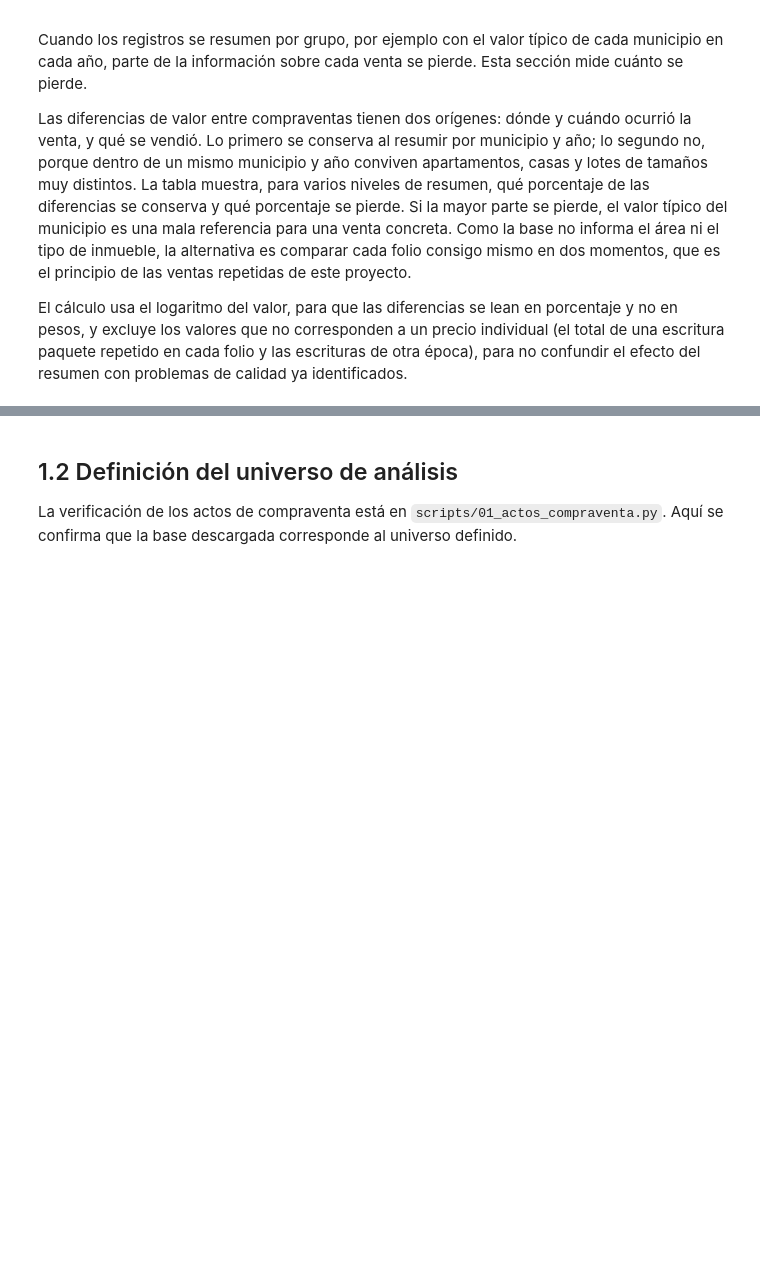
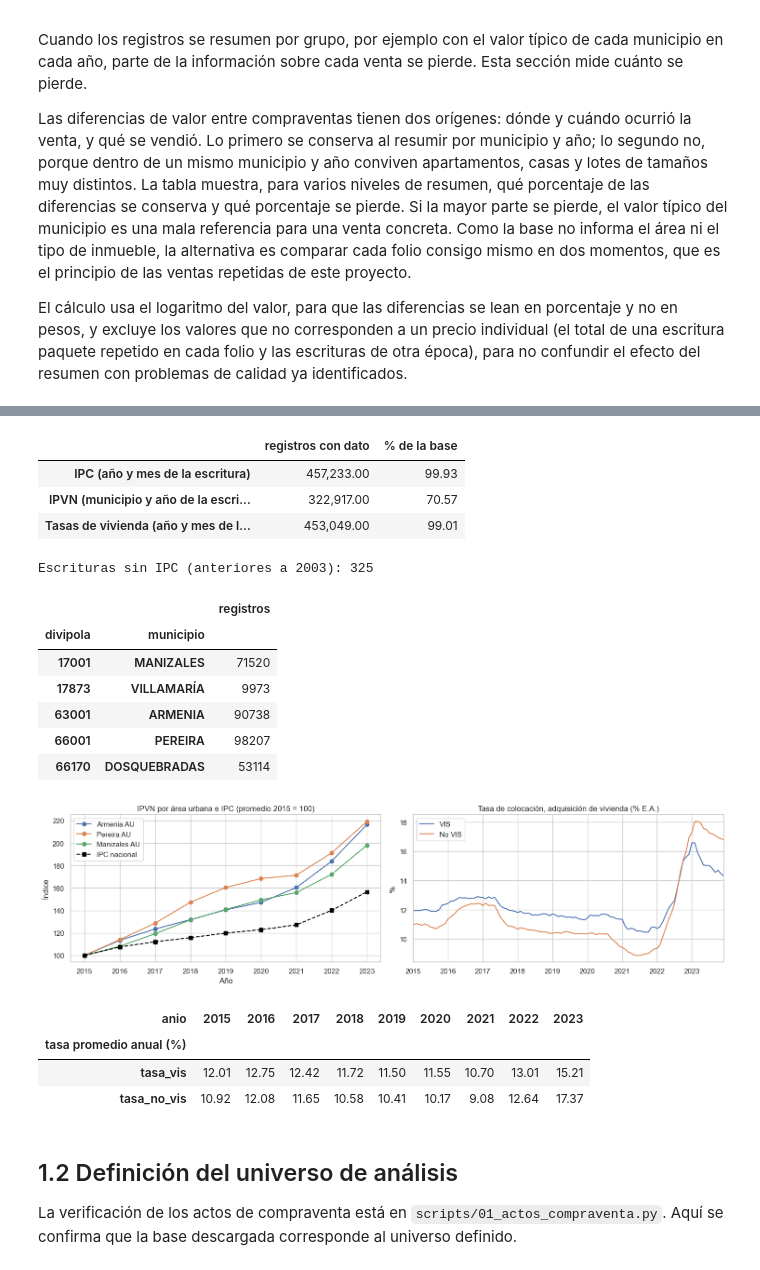
Before and after one commit to felipedbthecreator/Proyecto-GPA-MIAD, a Jupyter notebook: notebooks/parte1_calidad_datos.ipynb, the cells around one changed output, grey strips where cells are left out. Cells and saved outputs as stored; diff of their text form; code cells hidden in the pictures; blank space fills up the shorter version.

```diff
--- a/notebooks/parte1_calidad_datos.ipynb
+++ b/notebooks/parte1_calidad_datos.ipynb
@@ -116,34 +131,56 @@ d = d.merge(ipc[["anio", "mes", "ipc"]].rename(columns={"anio": "anio_escritura"
 ipvn_mun = ipvn_por_municipio_anio(ipvn).rename(columns={"anio": "anio_escritura"})
 d = d.merge(ipvn_mun, on=["divipola", "anio_escritura"], how="left")
 d = d.merge(tasas[["anio", "mes", "tasa_vis", "tasa_no_vis"]].rename(columns={"anio": "anio_escritura", "mes": "mes_escritura"}),
             on=["anio_escritura", "mes_escritura"], how="left")
 
 cruce = pd.DataFrame({
     "registros con dato": [int(d["ipc"].notna().sum()), int(d["ipvn_promedio"].notna().sum())],
     "% de la base": [d["ipc"].notna().mean() * 100, d["ipvn_promedio"].notna().mean() * 100],
 }, index=["IPC (año y mes de la escritura)", "IPVN (municipio y año de la escritura)"])
 cruce.loc["Tasas de vivienda (año y mes de la escritura)"] = [d["tasa_vis"].notna().sum(), d["tasa_vis"].notna().mean() * 100]
 display(cruce)
 print("Escrituras sin IPC (anteriores a 2003):", int(d["ipc"].isna().sum()))
 
 # Municipios del IPVN presentes en la base: si alguno da 0, revisar su DIVIPOLA
 divipolas_ipvn = [c for codigos in AREAS_IPVN_EJE.values() for c in codigos]
 display(d[d["divipola"].isin(divipolas_ipvn)].groupby(["divipola", "municipio"]).size().rename("registros").to_frame())
 
 fig, axes = plt.subplots(1, 2, figsize=(15, 4.2))
 ipvn_anual = ipvn[ipvn["anio"].between(2015, 2023)].groupby(["area", "anio"])["ipvn"].mean().unstack(0)
 ipvn_anual[list(AREAS_IPVN_EJE)].plot(ax=axes[0], marker="o")
-axes[0].set_title("IPVN por área urbana (promedio 2015 = 100)")
+# IPC nacional, promedio anual, con la misma base que el IPVN (2015 = 100)
+ipc_anual = ipc[ipc["anio"].between(2015, 2023)].groupby("anio")["ipc"].mean()
+(ipc_anual / ipc_anual.loc[2015] * 100).plot(ax=axes[0], color="black", linestyle="--", marker="s", label="IPC nacional")
+axes[0].legend()
+axes[0].set_title("IPVN por área urbana e IPC (promedio 2015 = 100)")
 axes[0].set_xlabel("Año")
 axes[0].set_ylabel("Índice")
 tasas_mensual = tasas.assign(fecha=pd.to_datetime(dict(year=tasas["anio"], month=tasas["mes"], day=1))).set_index("fecha")
 tasas_mensual[["tasa_vis", "tasa_no_vis"]].rename(columns={"tasa_vis": "VIS", "tasa_no_vis": "No VIS"}).plot(ax=axes[1])
 axes[1].set_title("Tasa de colocación, adquisición de vivienda (% E.A.)")
 axes[1].set_xlabel("")
 axes[1].set_ylabel("%")
 plt.tight_layout()
 plt.show()
 display(tasas.groupby("anio")[["tasa_vis", "tasa_no_vis"]].mean().T.rename_axis("tasa promedio anual (%)"))
+# %% [output]
+|  | registros con dato | % de la base |
+| IPC (año y mes de la escritura) | 457,233.00 | 99.93 |
+| IPVN (municipio y año de la escri... | 322,917.00 | 70.57 |
+| Tasas de vivienda (año y mes de l... | 453,049.00 | 99.01 |
+Escrituras sin IPC (anteriores a 2003): 325
+|  |  | registros |
+| divipola | municipio |  |
+| 17001 | MANIZALES | 71520 |
+| 17873 | VILLAMARÍA | 9973 |
+| 63001 | ARMENIA | 90738 |
+| 66001 | PEREIRA | 98207 |
+| 66170 | DOSQUEBRADAS | 53114 |
+[figure, added]
+| anio | 2015 | 2016 | 2017 | 2018 | 2019 | 2020 | 2021 | 2022 | 2023 |
+| tasa promedio anual (%) |  |  |  |  |  |  |  |  |  |
+| tasa_vis | 12.01 | 12.75 | 12.42 | 11.72 | 11.50 | 11.55 | 10.70 | 13.01 | 15.21 |
+| tasa_no_vis | 10.92 | 12.08 | 11.65 | 10.58 | 10.41 | 10.17 | 9.08 | 12.64 | 17.37 |
 # %% [markdown]
 ## 1.2 Definición del universo de análisis
 
```
Also changed, not shown: parts of 11 cells of this notebook.
